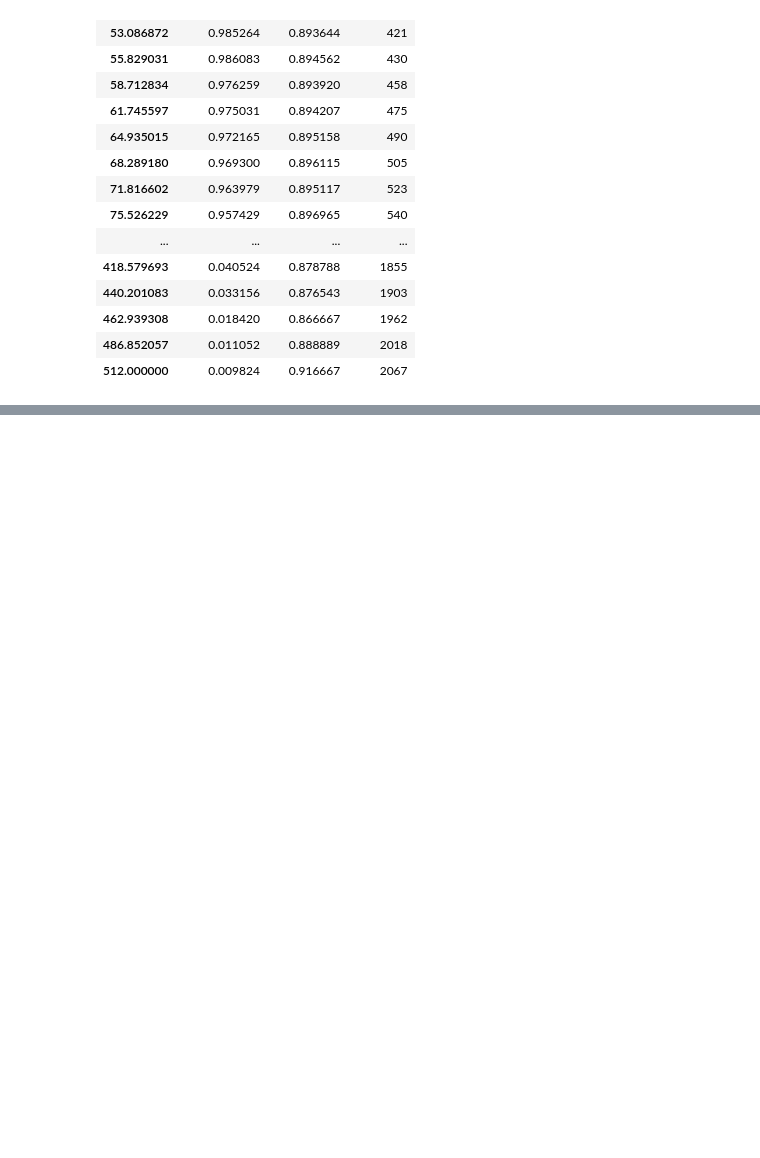
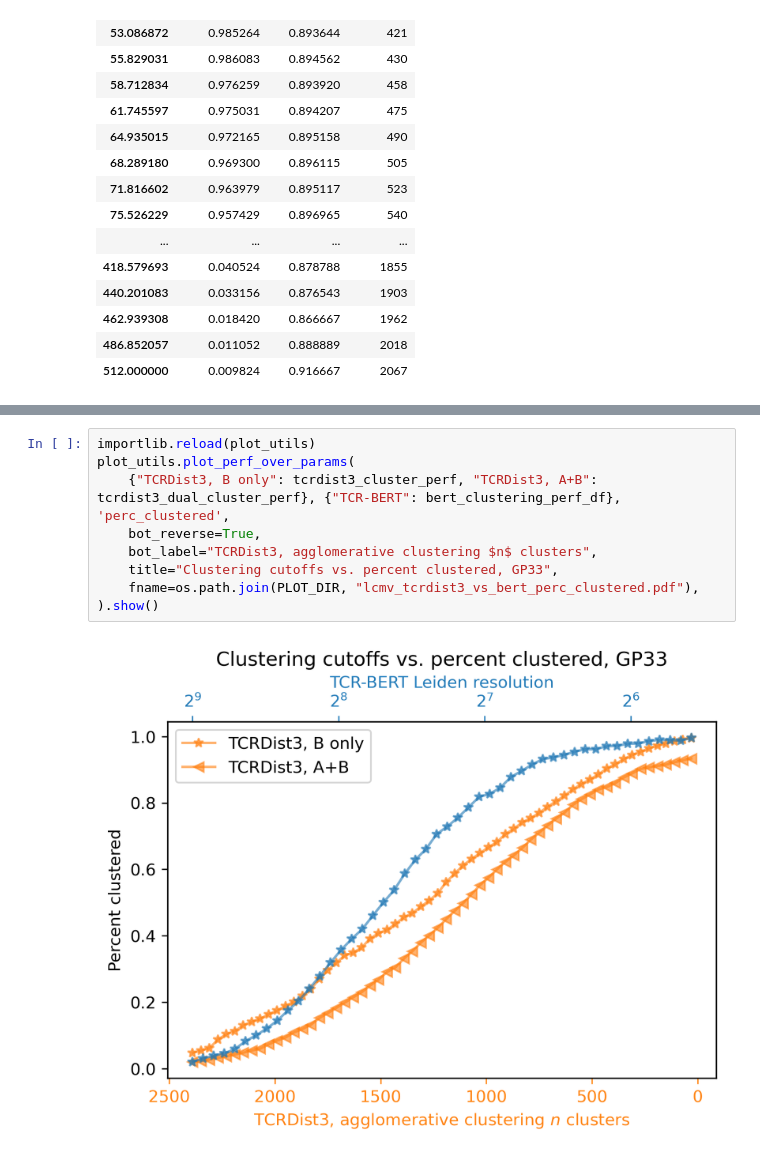
Before and after one commit to wukevin/tcr-bert, a Jupyter notebook: jupyter/transformers_lcmv_clustering.ipynb, the cells around one changed output, grey strips where cells are left out. Drawn from its saved outputs; the diff is of its cells as text; blank space fills up the shorter version.

```diff
--- a/jupyter/transformers_lcmv_clustering.ipynb
+++ b/jupyter/transformers_lcmv_clustering.ipynb
@@ -509,0 +400,11 @@ fig.show()
+# %%
+importlib.reload(plot_utils)
+plot_utils.plot_perf_over_params(
+    {"TCRDist3, B only": tcrdist3_cluster_perf, "TCRDist3, A+B": tcrdist3_dual_cluster_perf}, {"TCR-BERT": bert_clustering_perf_df}, 'perc_clustered',
+    bot_reverse=True,
+    bot_label="TCRDist3, agglomerative clustering $n$ clusters",
+    title="Clustering cutoffs vs. percent clustered, GP33",
+    fname=os.path.join(PLOT_DIR, "lcmv_tcrdist3_vs_bert_perc_clustered.pdf"),
+).show()
+# %% [output]
+[figure, added]
```
Also changed, not shown: parts of 9 cells of this notebook, 5 other files.
